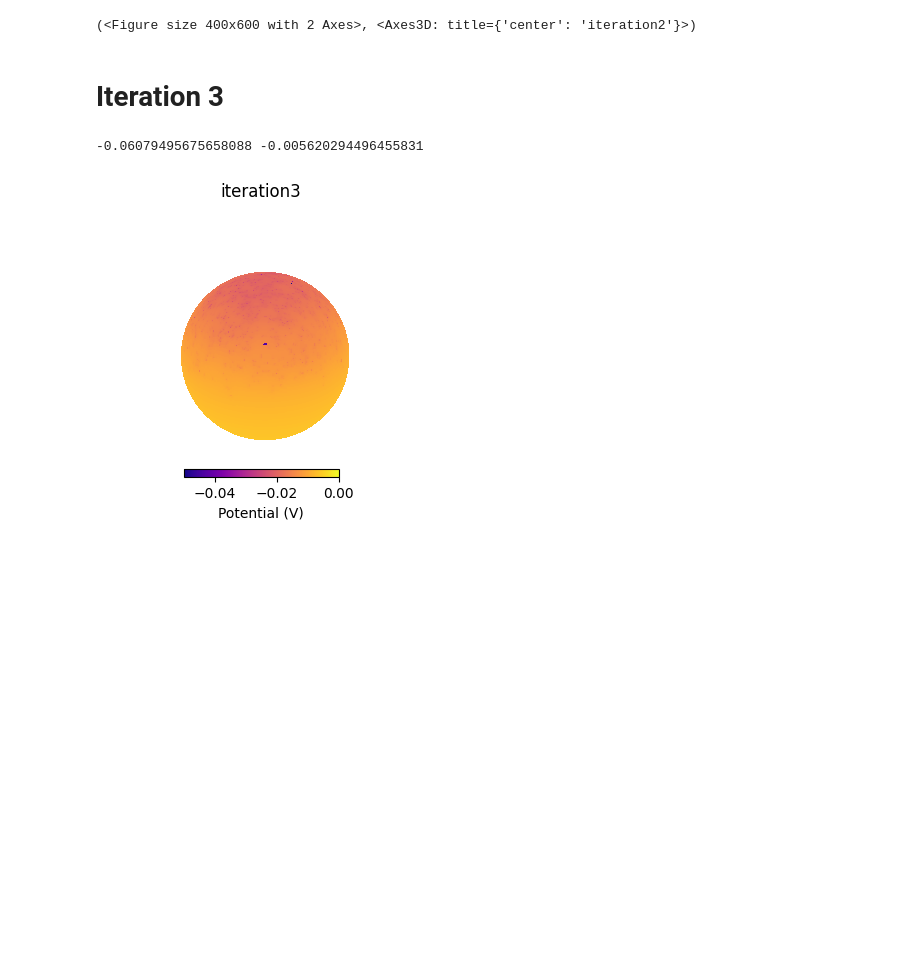
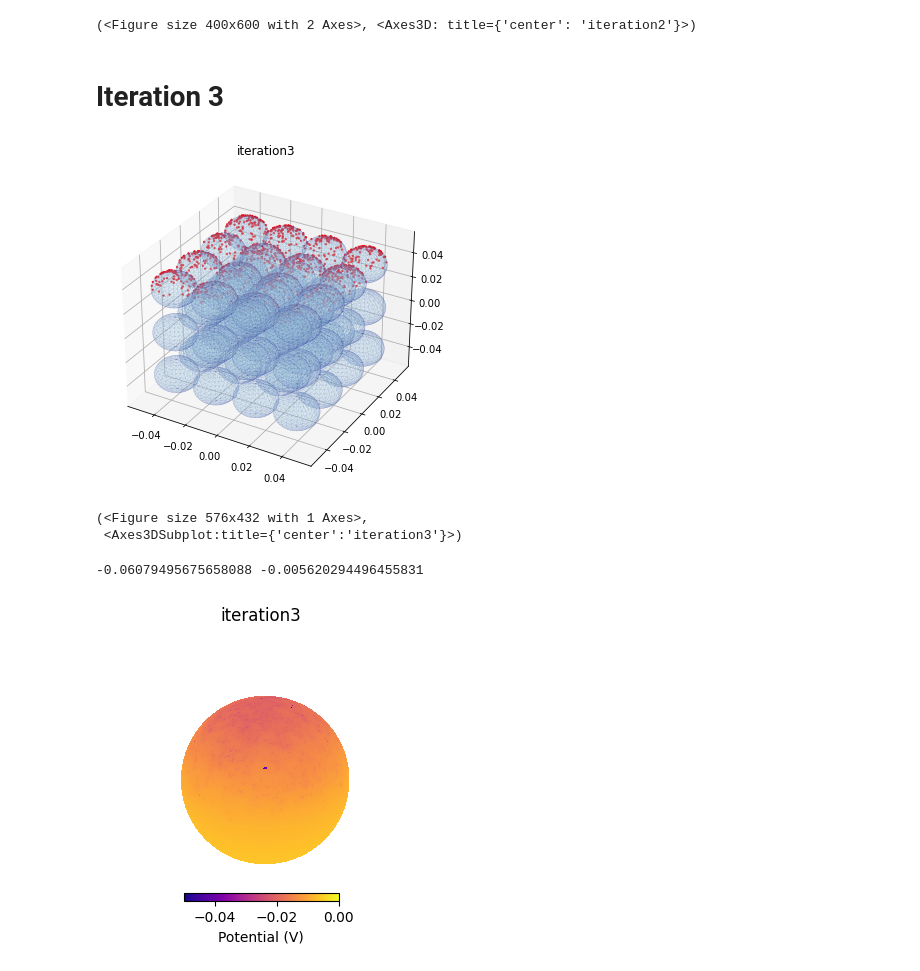
Before and after one commit to kgandhi63/g4chargeit, a Jupyter notebook: analysis/analysis-rootfiles.ipynb, the cells around one changed output. Cells and saved outputs as stored; diff of their text form; code cells hidden in the pictures; blank space fills up the shorter version.

```diff
--- a/analysis/analysis-rootfiles.ipynb
+++ b/analysis/analysis-rootfiles.ipynb
@@ -167,6 +201,16 @@ plot_potential_on_sphere(electrons_inside_iteration2, vmin=-0.05, vmax=0, iterat
 (<Figure size 400x600 with 2 Axes>, <Axes3D: title={'center': 'iteration2'}>)
 # %% [markdown]
 # Iteration 3
+# %%
+# read data from different iterations
+_, electrons_inside_iteration3 = read_rootfile("03_stackediteration3_from_00_num5000.root")
+
+plot_electron_positions(electrons_inside_iteration3, world_dimensions = (-0.05, 0.05), n_bins=10,iteration="iteration3",stacked_spheres=stacked_spheres)
+#plot_potential_on_sphere(electrons_inside_iteration2, vmin=-0.05, vmax=0, iteration="iteration1")
+# %% [output]
+[figure, added]
+(<Figure size 576x432 with 1 Axes>,
+ <Axes3DSubplot:title={'center':'iteration3'}>)
 # %%
 # read data from different iterations
 _, electrons_inside_iteration3 = read_rootfile("03_iteration3_from_00_num5000.root")
```
Also changed, not shown: parts of 5 cells of this notebook, 21 other files.
